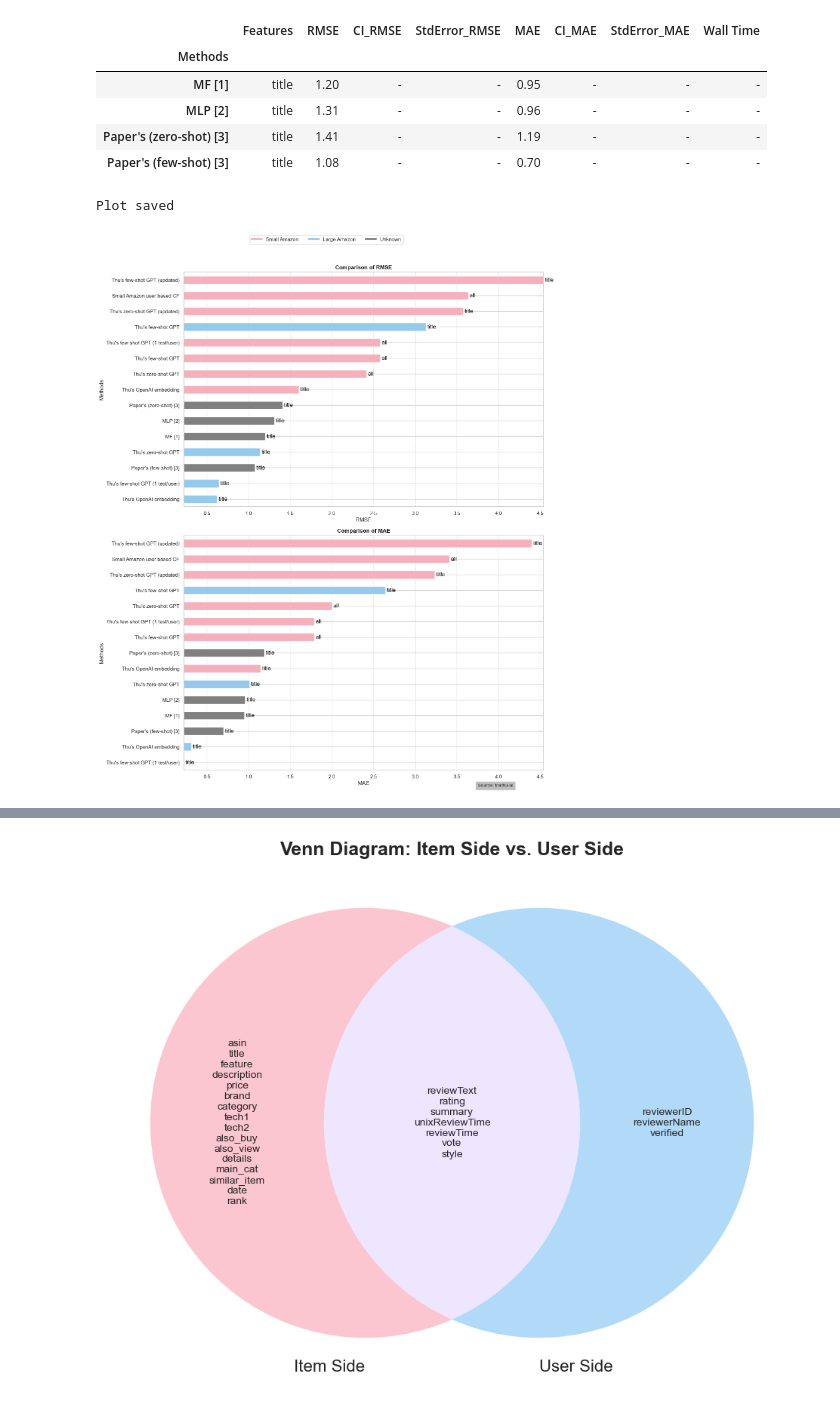
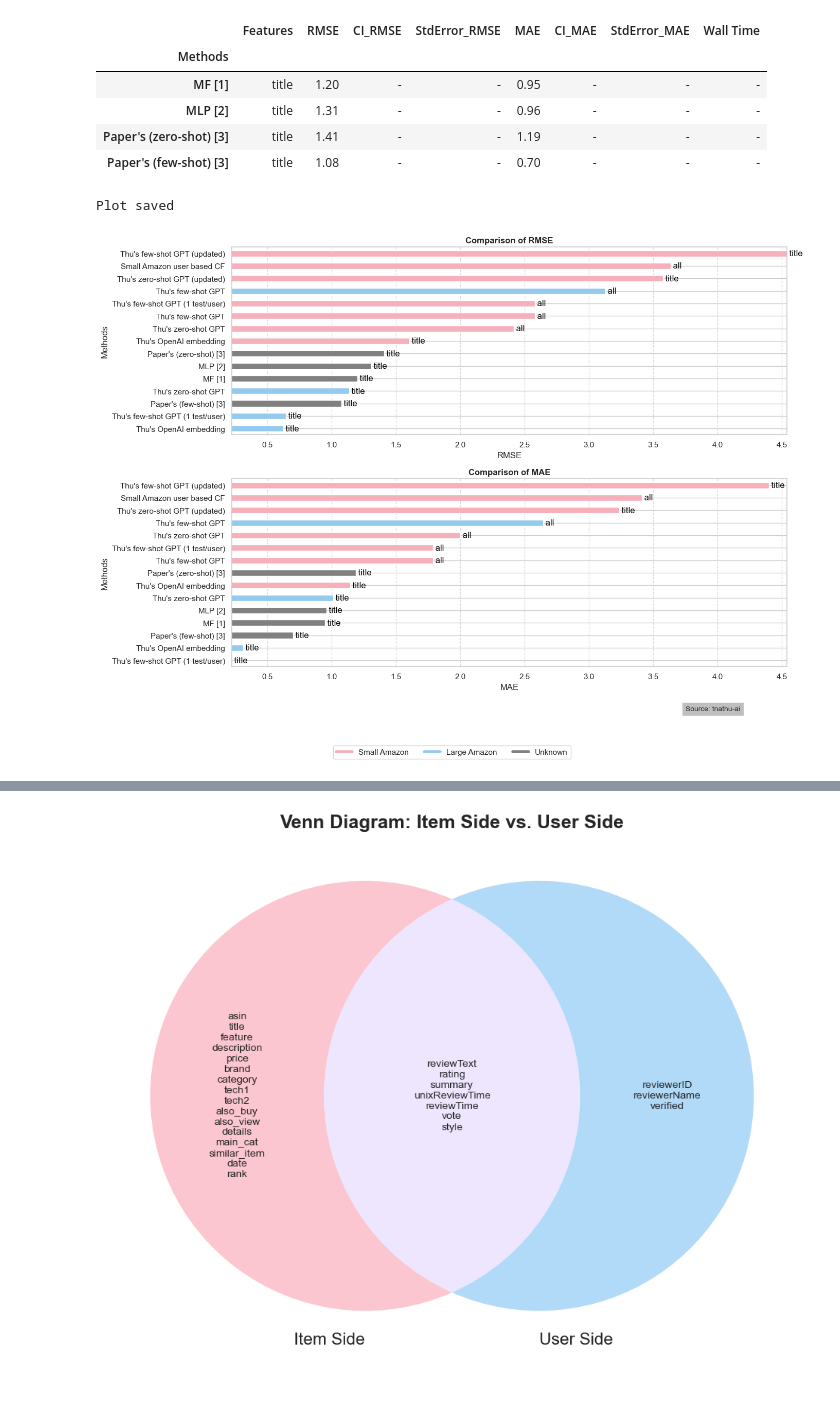
Before and after one commit to tnathu-ai/recommender-system-openAI, a Jupyter notebook: rec-sys/notebook/evaluation/amazon.ipynb, the cells around one changed output, grey strips where cells are left out. Saved outputs shown, nothing was run; the diff lists cells and outputs as text; code cells hidden in the pictures.

```diff
--- a/rec-sys/notebook/evaluation/amazon.ipynb
+++ b/rec-sys/notebook/evaluation/amazon.ipynb
@@ -103,6 +100,7 @@ df = pd.concat([df, pd.DataFrame(new_rows)], ignore_index=True)
 
 # Update large Amazon few-shot
 large_amazon_few_shot_index = df[(df['Methods'] == "Thu's few-shot GPT") & (df['Dataset'] == "Large Amazon")].index[0]
+df.at[large_amazon_few_shot_index, 'Features'] = "all"  # Updating the Features to 'all'
 df.at[large_amazon_few_shot_index, 'RMSE'] = 3.1255
 df.at[large_amazon_few_shot_index, 'CI_RMSE'] = "(3.0543, 3.1957)"
 df.at[large_amazon_few_shot_index, 'StdError_RMSE'] = 0.0007
@@ -110,6 +108,7 @@ df.at[large_amazon_few_shot_index, 'MAE'] = 2.6423
 df.at[large_amazon_few_shot_index, 'CI_MAE'] = "(2.5609, 2.7220)"
 df.at[large_amazon_few_shot_index, 'StdError_MAE'] = 0.0008
 df.at[large_amazon_few_shot_index, 'Wall Time'] = "6h 16min 2s"
+
 
 # Export table to LaTeX
 df.style.to_latex("../latex/amazon_table.tex")
@@ -259,7 +258,7 @@ max_rmse_mae = max(df['RMSE'].max(), df['MAE'].max())
 min_rmse_mae = min(df['RMSE'].min(), df['MAE'].min())
 
 # Plotting
-fig, ax = plt.subplots(2, 1, figsize=(14, 16))
+fig, ax = plt.subplots(2, 1, figsize=(14, 10))  # Adjusted figure size
 
 # RMSE Plot
 df.sort_values(by="RMSE").plot.barh(x="Methods", y="RMSE", ax=ax[0], legend=False, color=df.sort_values(by="RMSE")['color'])
@@ -271,34 +270,35 @@ ax[0].set_xlim([min_rmse_mae, max_rmse_mae])
 
 # Add features as text next to each bar
 for index, value in enumerate(df.sort_values(by="RMSE")['RMSE']):
     ax[0].text(value, index, ' ' + df.sort_values(by="RMSE")['Features'].iloc[index], color='black', va="center")
 
 # MAE Plot
 df.sort_values(by="MAE").plot.barh(x="Methods", y="MAE", ax=ax[1], legend=False, color=df.sort_values(by="MAE")['color'])
 ax[1].set_title("Comparison of MAE", fontweight='bold')
 ax[1].set_xlabel("MAE")
 ax[1].set_ylabel("Methods")
 ax[1].grid(axis='x', linestyle='--', alpha=0.7)
 ax[1].set_xlim([min_rmse_mae, max_rmse_mae])
 
 # Add features as text next to each bar
 for index, value in enumerate(df.sort_values(by="MAE")['MAE']):
     ax[1].text(value, index, ' ' + df.sort_values(by="MAE")['Features'].iloc[index], color='black', va="center")
 
 # Add legend
 legend_elements = [Line2D([0], [0], color=small_amazon_color, lw=4, label='Small Amazon'),
                    Line2D([0], [0], color=large_amazon_color, lw=4, label='Large Amazon'),
                    Line2D([0], [0], color='grey', lw=4, label='Unknown')]
 
-fig.legend(handles=legend_elements, loc='upper center', bbox_to_anchor=(0.5, 1.05), ncol=3)
+# Adjusted legend position
+fig.legend(handles=legend_elements, loc='upper center', bbox_to_anchor=(0.5, -0.05), ncol=3)
 
 # Citing the source to the right below the plot
 plt.figtext(0.9, 0.01, "Source: tnathu-ai", ha="right", fontsize=10, bbox={"facecolor":"grey", "alpha":0.5, "pad":5})
 
-plt.tight_layout()
-plt.savefig('../images/comparison_plot.png')
+plt.tight_layout(rect=[0, 0.03, 1, 0.95])  # Adjusted layout
+plt.savefig('../images/comparison_plot.png', bbox_inches='tight')  # Save with tight bounding box
 print("Plot saved")
 plt.show()
 # %% [output]
 Plot saved
-[figure, old version]
+[figure, new version]
```
Also changed, not shown: parts of 4 cells of this notebook, 6 other files.
